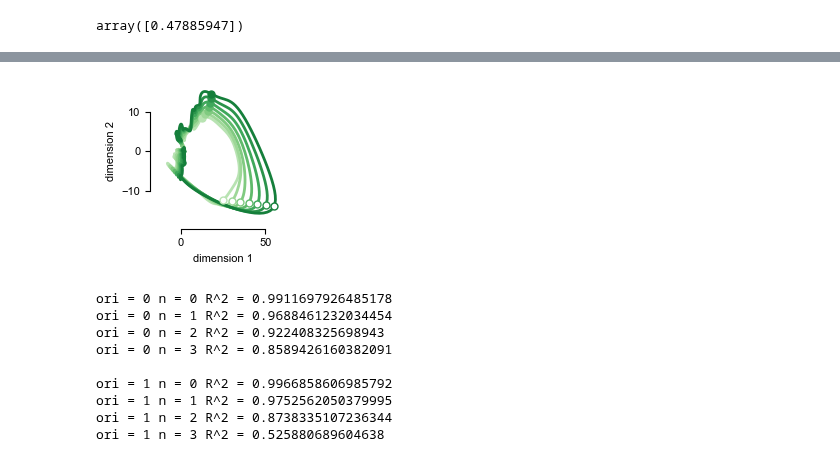
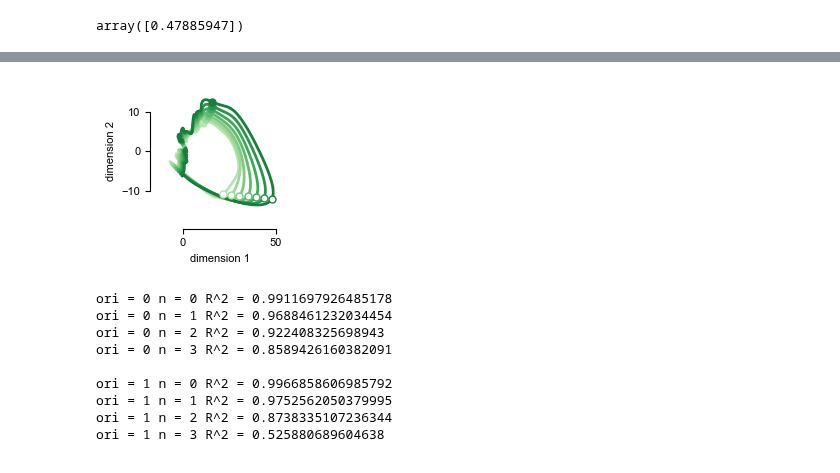
Before and after one commit to NeuroAI-IBS/fn_data_saccade, a Jupyter notebook: Data sorting/python_code/dim_reduction_linear_models_angle.ipynb, the cells around one changed output, grey strips where cells are left out. Cells and saved outputs as stored; diff of their text form; code cells hidden in the pictures.

```diff
--- a/Data sorting/python_code/dim_reduction_linear_models_angle.ipynb
+++ b/Data sorting/python_code/dim_reduction_linear_models_angle.ipynb
@@ -17,9 +14,9 @@ The autoreload extension is already loaded. To reload it, use:
 # %%
 # load ../../models/linear_model_FN_PV_dim_reduced_20250529.pkl
-with open('../../models/linear_model_FN_PV_dim_reduced_20250529.pkl', 'rb') as f:
+with open('../../models/linear_model_FN_PV_dim_reduced_20250807.pkl', 'rb') as f:
     lmrs = pickle.load(f)
 
-with open('../../models/model_av_from_pv_20250529.pkl', 'rb') as f:
+with open('../../models/model_av_from_pv_20250807.pkl', 'rb') as f:
     model_av = pickle.load(f)
 
 # Create a matrix by vertically stacking all rate matrices from the linear models
@@ -145,35 +151,35 @@ for i in range(n_steps):
            'o', markersize=5, markerfacecolor='w', color=cols[i], zorder=3)
 
 #     ax.scatter(lmr.p[0,220] + prange[i]*lmr.dp[0,220],
 #                lmr.p[1,220] + prange[i]*lmr.dp[1,220],
 #                25, c=cols[i], zorder=1)
 
     ax.plot(pp[dim1,250+durs[i]] + prange[i]*dpp[dim1,250+durs[i]],
             pp[dim2,250+durs[i]] + prange[i]*dpp[dim2,250+durs[i]],
            'o', markersize=5, markerfacecolor=cols[i], color=cols[i], zorder=2)
 
     # ax.scatter(pp[dim1,220] + prange[i]*dpp[dim1,220], pp[dim2,220] + prange[i]*dpp[dim2,220], 50, c=cols[i], zorder=2)
 
 plt.xlabel(f'dimension {dim1+1}')
 plt.ylabel(f'dimension {dim2+1}')
 ax.set_ylim(-16, 16)
-ax.set_xlim(-10, 60)
+ax.set_xlim(-10, 50)
 
 ax.spines['left'].set_position(('outward', 10))
 ax.spines['bottom'].set_position(('outward', 10))
 
 ax.spines['bottom'].set_bounds(0, 50)
 ax.spines['left'].set_bounds(-10, 10)
 
 ax.set(
     xticks=[0, 50],
     yticks=[-10, 0, 10],
 )
 
 plt.tight_layout()
 plt.savefig('dim_reduction_linear_models_angle.pdf', dpi=300)
 # %% [output]
-[figure, old version]
+[figure, new version]
 # %%
 sigpv = 0.09520212*0
 from sklearn.linear_model import LinearRegression
```
Also changed, not shown: parts of 14 cells of this notebook, 2 other files.
